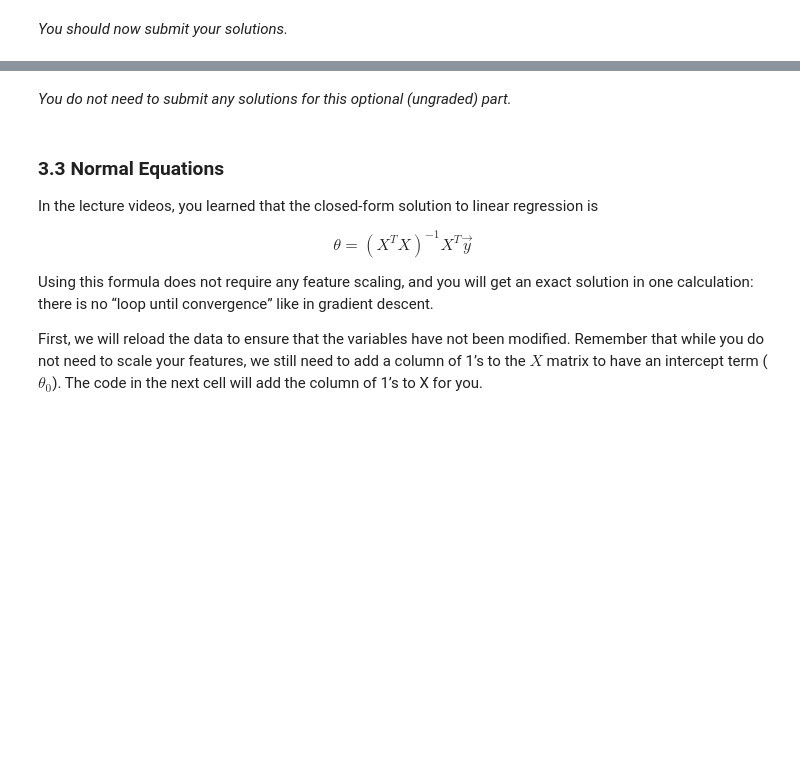
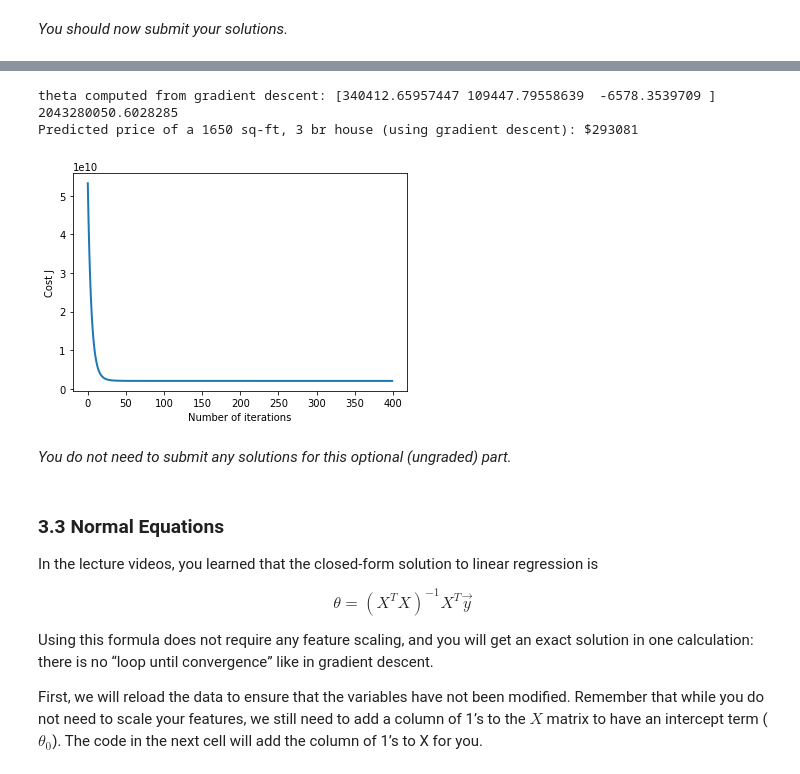
Before and after one commit to IITGuwahati-AI/Learning-Content, a Jupyter notebook: Phase 3 - 2020 (Summer)/Week 2 (Apr 5 - Apr 11)/Exercise1/exercise1.ipynb, the cells around one changed output, grey strips where cells are left out. Drawn from its saved outputs; the diff is of its cells as text; code cells hidden in the pictures; blank space fills up the shorter version.

```diff
--- a/Phase 3 - 2020 (Summer)/Week 2 (Apr 5 - Apr 11)/Exercise1/exercise1.ipynb
+++ b/Phase 3 - 2020 (Summer)/Week 2 (Apr 5 - Apr 11)/Exercise1/exercise1.ipynb
@@ -381,7 +404,12 @@ def gradientDescent(X, y, theta, alpha, num_iters):
 
     for i in range(num_iters):
         # ==================== YOUR CODE HERE =================================
-
+        h = np.matmul(theta, X.T)
+        for j in range(theta.shape[0]):
+            temp = 0
+            for k in range(m):
+                temp += (h[k] - y[k]) * X[k][j]
+            theta[j] -= (alpha * (1/m) * temp)
 
         # =====================================================================
 
@@ -565,7 +617,12 @@ def  featureNormalize(X):
     sigma = np.zeros(X.shape[1])
 
     # =========================== YOUR CODE HERE =====================
-
+    mu = np.sum(X,axis=0)/X.shape[0];
+    for i in range(X.shape[1]):
+        sigma[i] += np.std(X[:,i])
+    for i in range(X.shape[0]):
+        for j in range(X.shape[1]):
+            X_norm[i][j] = (X[i][j]-mu[j])/sigma[j]
 
     # ================================================================
     return X_norm, mu, sigma
@@ -650,7 +710,9 @@ def computeCostMulti(X, y, theta):
     J = 0
 
     # ======================= YOUR CODE HERE ===========================
-
+    h = np.matmul(theta,X.T)
+    d = np.diff([h,y],axis=0)
+    J = ((1/(2*m)) * np.sum(np.square(d)))
 
     # ==================================================================
     return J
@@ -706,10 +768,14 @@ def gradientDescentMulti(X, y, theta, alpha, num_iters):
     theta = theta.copy()
 
     J_history = []
-
     for i in range(num_iters):
         # ======================= YOUR CODE HERE ==========================
-
+        h = np.matmul(theta,X.T)
+        for j in range(X.shape[1]):
+            temp = 0
+            for k in range(m):
+                temp += (h[k]-y[k]) * X[k][j]
+            theta[j] -= ((1/m)*(alpha)*temp)
 
         # =================================================================
 
@@ -770,34 +836,40 @@ of a 1650 sq-ft, 3 br house.
 
 Hint
 ----
 At prediction, make sure you do the same feature normalization.
 """
 # Choose some alpha value - change this
 alpha = 0.1
 num_iters = 400
 
 # init theta and run gradient descent
 theta = np.zeros(3)
 theta, J_history = gradientDescentMulti(X, y, theta, alpha, num_iters)
 
 # Plot the convergence graph
 pyplot.plot(np.arange(len(J_history)), J_history, lw=2)
 pyplot.xlabel('Number of iterations')
 pyplot.ylabel('Cost J')
 
 # Display the gradient descent's result
 print('theta computed from gradient descent: {:s}'.format(str(theta)))
+print(J_history[-1])
 
 # Estimate the price of a 1650 sq-ft, 3 br house
 # ======================= YOUR CODE HERE ===========================
 # Recall that the first column of X is all-ones.
 # Thus, it does not need to be normalized.
 
-price = 0   # You should change this
+price = np.dot([1, (1650-mu[0])/sigma[0], (3-mu[1])/sigma[1]], theta)   # You should change this
 
 # ===================================================================
 
 print('Predicted price of a 1650 sq-ft, 3 br house (using gradient descent): ${:.0f}'.format(price))
+# %% [output]
+theta computed from gradient descent: [340412.65957447 109447.79558639  -6578.3539709 ]
+2043280050.6028285
+Predicted price of a 1650 sq-ft, 3 br house (using gradient descent): $293081
+[figure, added]
 # %% [markdown]
 *You do not need to submit any solutions for this optional (ungraded) part.*
 # %% [markdown]
```
Also changed, not shown: parts of 16 cells of this notebook.
